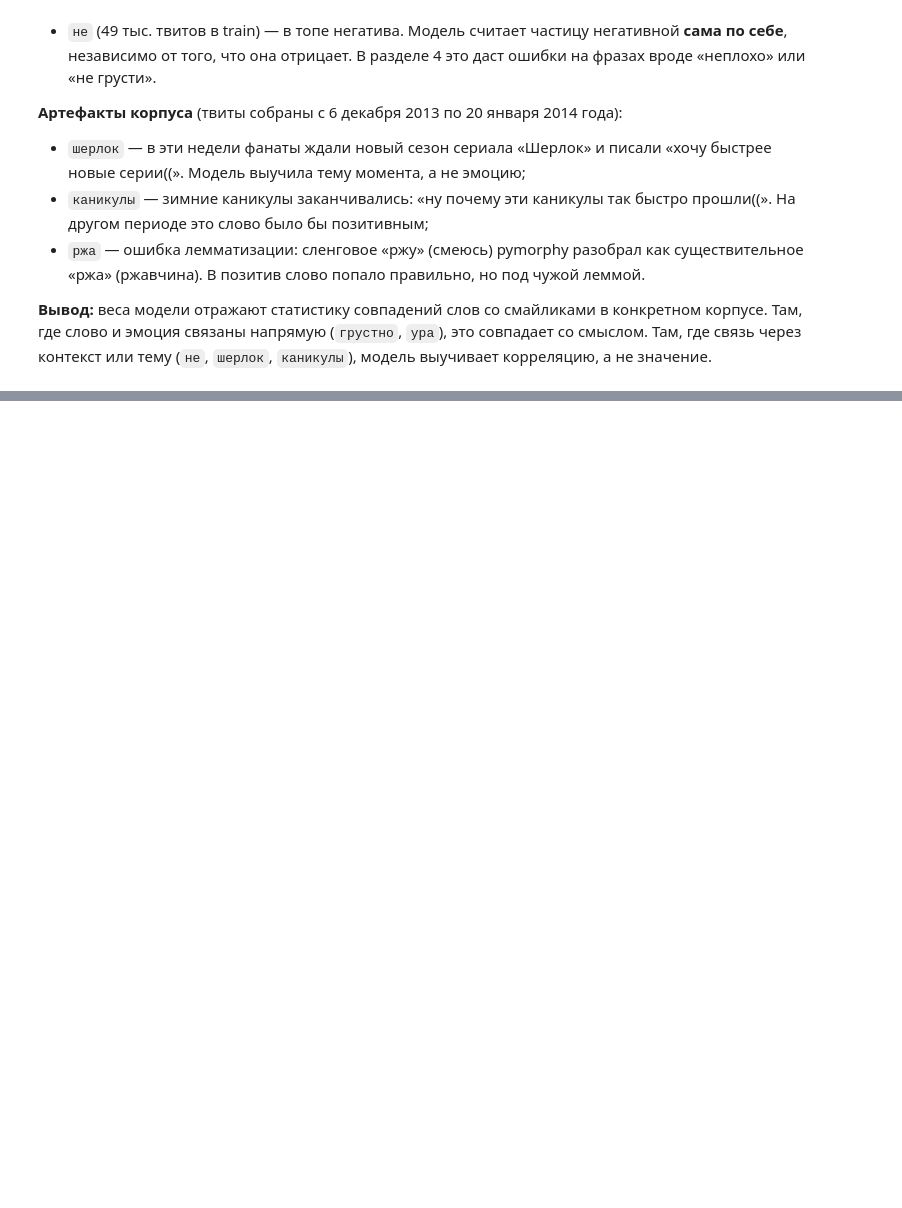
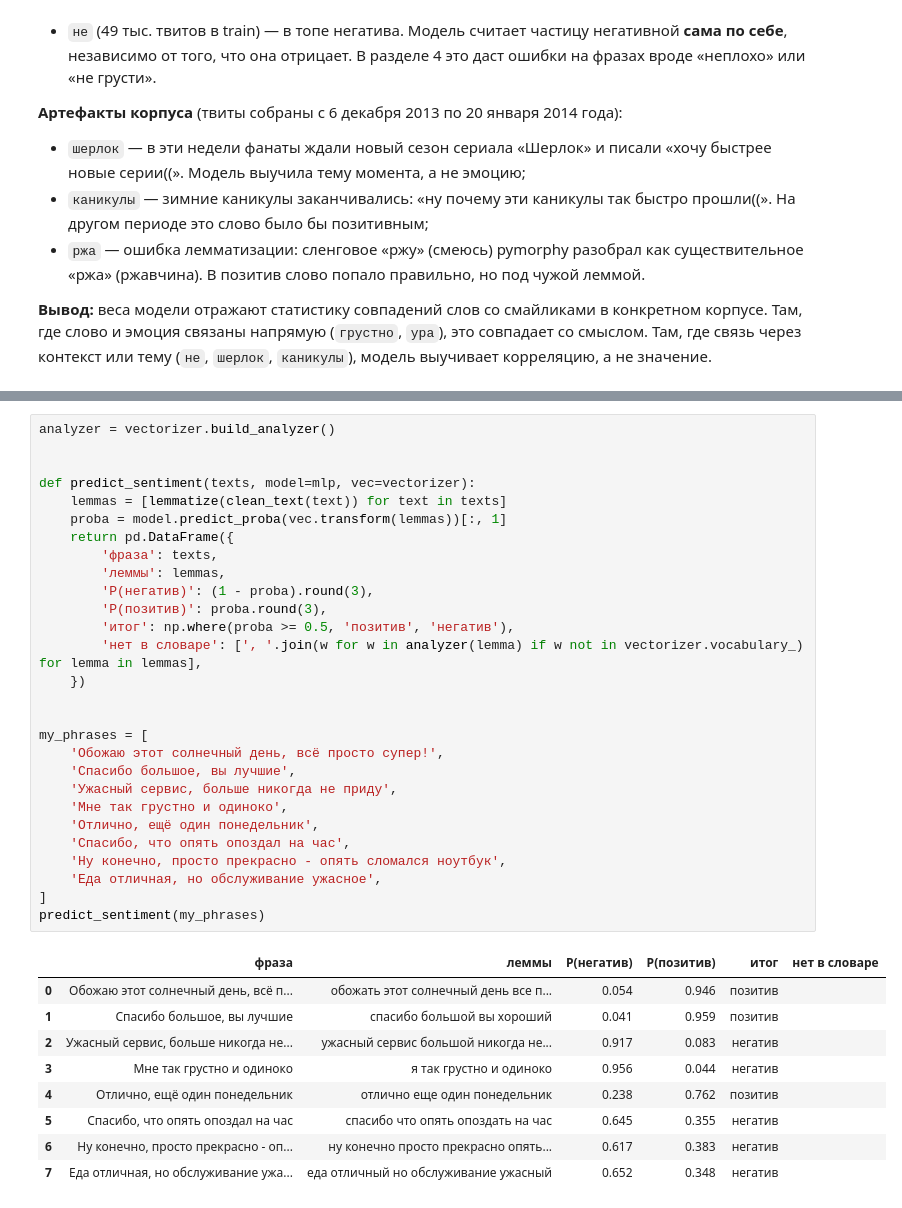
Before and after one commit to Andrey-Yurchuk/sentiment-analysis, a Jupyter notebook: notebooks/sentiment_tfidf_mlp.ipynb, the cells around one changed output, grey strips where cells are left out. Saved outputs shown, nothing was run; the diff lists cells and outputs as text; blank space fills up the shorter version.

```diff
--- a/notebooks/sentiment_tfidf_mlp.ipynb
+++ b/notebooks/sentiment_tfidf_mlp.ipynb
@@ -960,0 +1048,38 @@ plt.show()
+# %%
+analyzer = vectorizer.build_analyzer()
+
+
+def predict_sentiment(texts, model=mlp, vec=vectorizer):
+    lemmas = [lemmatize(clean_text(text)) for text in texts]
+    proba = model.predict_proba(vec.transform(lemmas))[:, 1]
+    return pd.DataFrame({
+        'фраза': texts,
+        'леммы': lemmas,
+        'P(негатив)': (1 - proba).round(3),
+        'P(позитив)': proba.round(3),
+        'итог': np.where(proba >= 0.5, 'позитив', 'негатив'),
+        'нет в словаре': [', '.join(w for w in analyzer(lemma) if w not in vectorizer.vocabulary_) for lemma in lemmas],
+    })
+
+
+my_phrases = [
+    'Обожаю этот солнечный день, всё просто супер!',
+    'Спасибо большое, вы лучшие',
+    'Ужасный сервис, больше никогда не приду',
+    'Мне так грустно и одиноко',
+    'Отлично, ещё один понедельник',
+    'Спасибо, что опять опоздал на час',
+    'Ну конечно, просто прекрасно - опять сломался ноутбук',
+    'Еда отличная, но обслуживание ужасное',
+]
+predict_sentiment(my_phrases)
+# %% [output]
+|  | фраза | леммы | P(негатив) | P(позитив) | итог | нет в словаре |
+| 0 | Обожаю этот солнечный день, всё п... | обожать этот солнечный день все п... | 0.054 | 0.946 | позитив |  |
+| 1 | Спасибо большое, вы лучшие | спасибо большой вы хороший | 0.041 | 0.959 | позитив |  |
+| 2 | Ужасный сервис, больше никогда не... | ужасный сервис большой никогда не... | 0.917 | 0.083 | негатив |  |
+| 3 | Мне так грустно и одиноко | я так грустно и одиноко | 0.956 | 0.044 | негатив |  |
+| 4 | Отлично, ещё один понедельник | отлично еще один понедельник | 0.238 | 0.762 | позитив |  |
+| 5 | Спасибо, что опять опоздал на час | спасибо что опять опоздать на час | 0.645 | 0.355 | негатив |  |
+| 6 | Ну конечно, просто прекрасно - оп... | ну конечно просто прекрасно опять... | 0.617 | 0.383 | негатив |  |
+| 7 | Еда отличная, но обслуживание ужа... | еда отличный но обслуживание ужасный | 0.652 | 0.348 | негатив |  |
```
Also changed, not shown: parts of 23 cells of this notebook.
